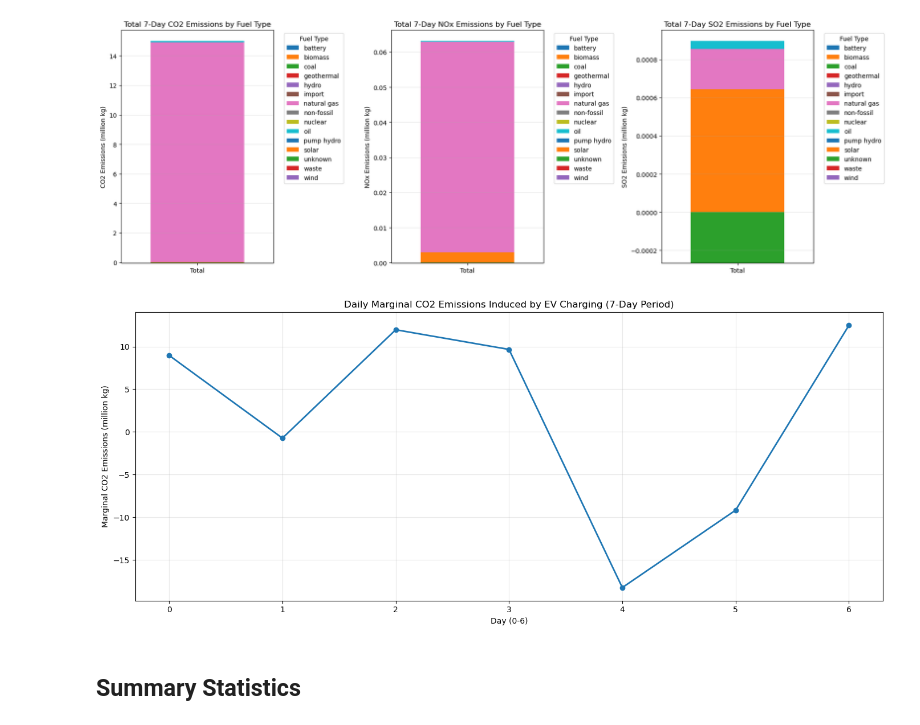
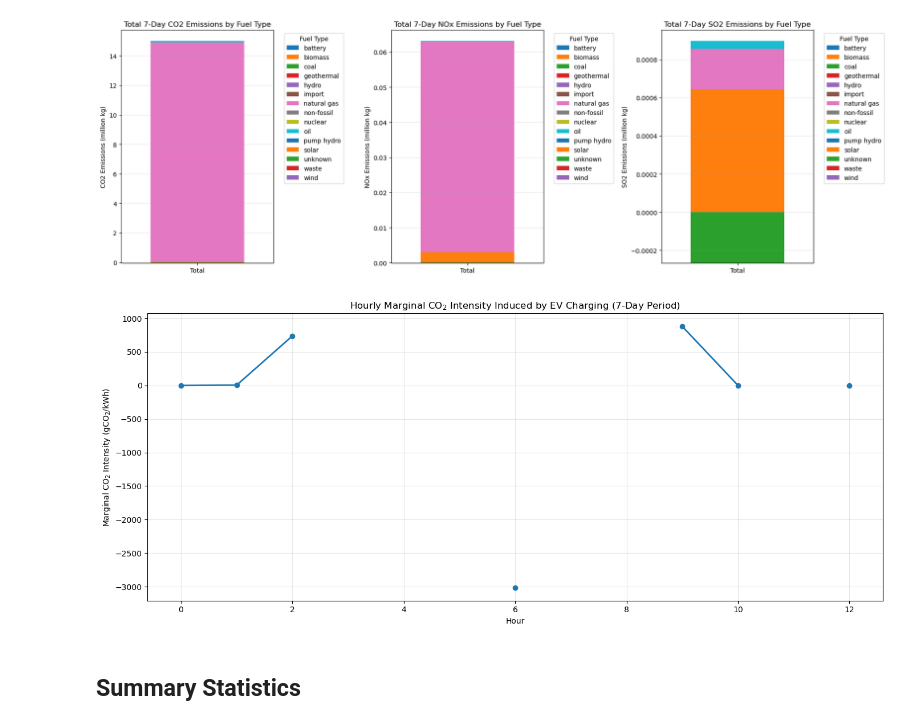
Before and after one commit to jieweigrantli/good_model, a Jupyter notebook: EV_Charging_Marginal_Emissions.ipynb, the cells around one changed output. Cells and saved outputs as stored; diff of their text form; code cells hidden in the pictures.

```diff
--- a/EV_Charging_Marginal_Emissions.ipynb
+++ b/EV_Charging_Marginal_Emissions.ipynb
@@ -1552,21 +1889,39 @@ plt.savefig(f'{output_dir}/period_emissions_by_fuel.png', dpi=150)
 plt.show()
 # %% [output]
 [figure]
-# %%
-# Plot 4: Daily marginal CO2 emissions over the 7-day period
-fig, ax = plt.subplots(figsize=(14, 6))
-
-daily_co2 = daily_results.groupby('day')['co2_emissions_kg'].sum() / 1e6
-ax.plot(daily_co2.index, daily_co2.values, linewidth=2, marker='o')
-ax.set_xlabel('Day (0-6)')
-ax.set_ylabel('Marginal CO2 Emissions (million kg)')
-ax.set_title('Daily Marginal CO2 Emissions Induced by EV Charging (7-Day Period)')
-ax.grid(True, alpha=0.3)
-plt.tight_layout()
-plt.savefig(f'{output_dir}/daily_marginal_co2_emissions.png', dpi=150)
-plt.show()
-# %% [output]
-[figure, removed]
+# %%
+# Plot 4: Hourly marginal CO2 emissions intensity (gCO2/kWh) over the 7-day period (0-168 hours, no merging/grouping)
+fig, ax = plt.subplots(figsize=(14, 6))
+
+# Why is this plot non-continuous?
+# Because whenever marginal_generation_kwh is zero for an hour, the CO2 intensity is undefined or "nan."
+# This results in gaps in the line plot (matplotlib breaks the line when encountering np.nan).
+# These discontinuities correctly reflect hours where there was zero additional generation attributed to EV charging,
+# and thus no emissions intensity can be defined (cannot divide by zero energy).
+
+import numpy as np
+
+n_hours = len(period_results)
+hours = np.arange(n_hours)
+
+hourly_gen = period_results['marginal_generation_kwh'].values
+hourly_co2 = period_results['co2_emissions_kg'].values
+
+# Where marginal_generation_kwh == 0, set to np.nan to avoid division by zero and leave gaps in the plot
+hourly_gen_nozero = np.where(hourly_gen == 0, np.nan, hourly_gen)
+co2_intensity = (hourly_co2 * 1000) / hourly_gen_nozero  # gCO2/kWh
+
+ax.plot(hours, co2_intensity, linewidth=2, marker='o')
+
+ax.set_xlabel('Hour')
+ax.set_ylabel('Marginal CO$_2$ Intensity (gCO$_2$/kWh)')
+ax.set_title('Hourly Marginal CO$_2$ Intensity Induced by EV Charging (7-Day Period)')
+ax.grid(True, alpha=0.3)
+plt.tight_layout()
+plt.savefig(f'{output_dir}/hourly_marginal_co2_intensity.png', dpi=150)
+plt.show()
+# %% [output]
+[figure, added]
 # %% [markdown]
 ## Summary Statistics
 # %%
```
Also changed, not shown: parts of 12 cells of this notebook, 3 other files.
